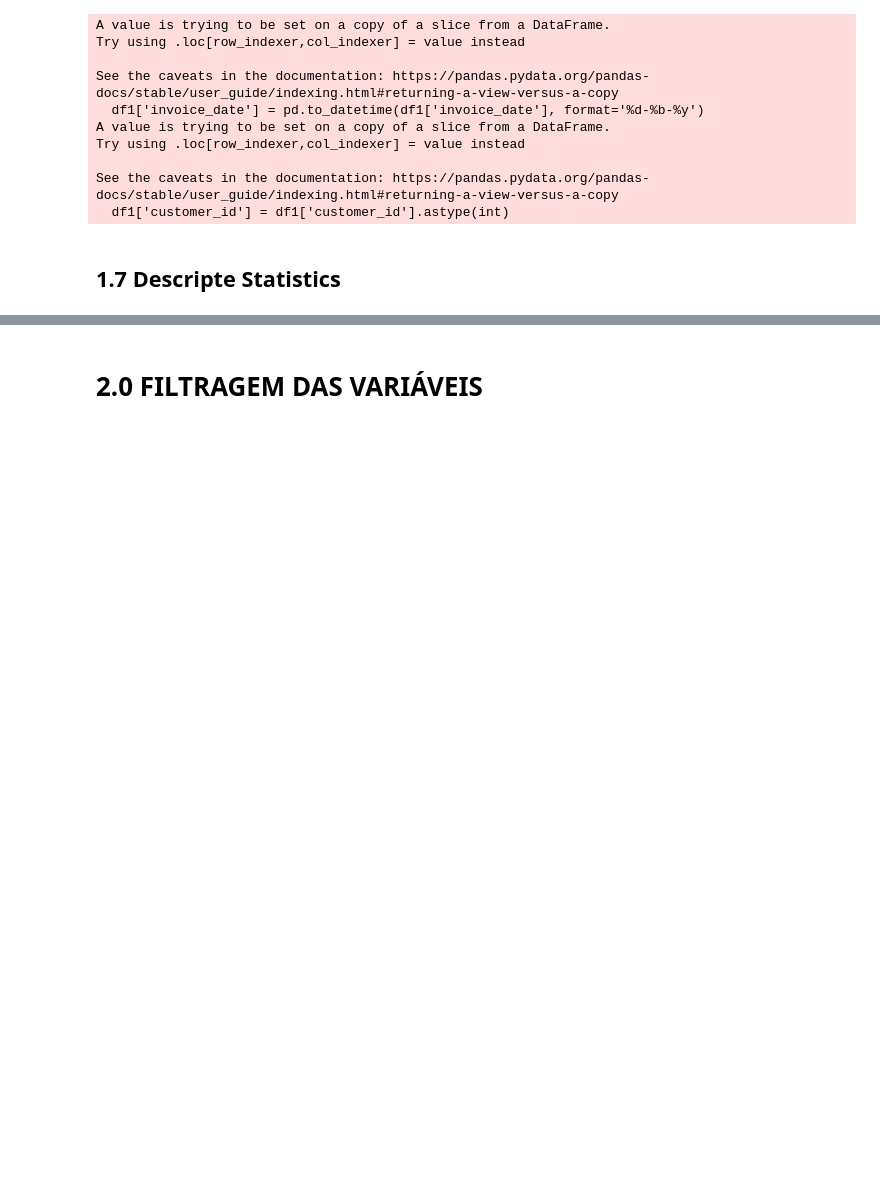
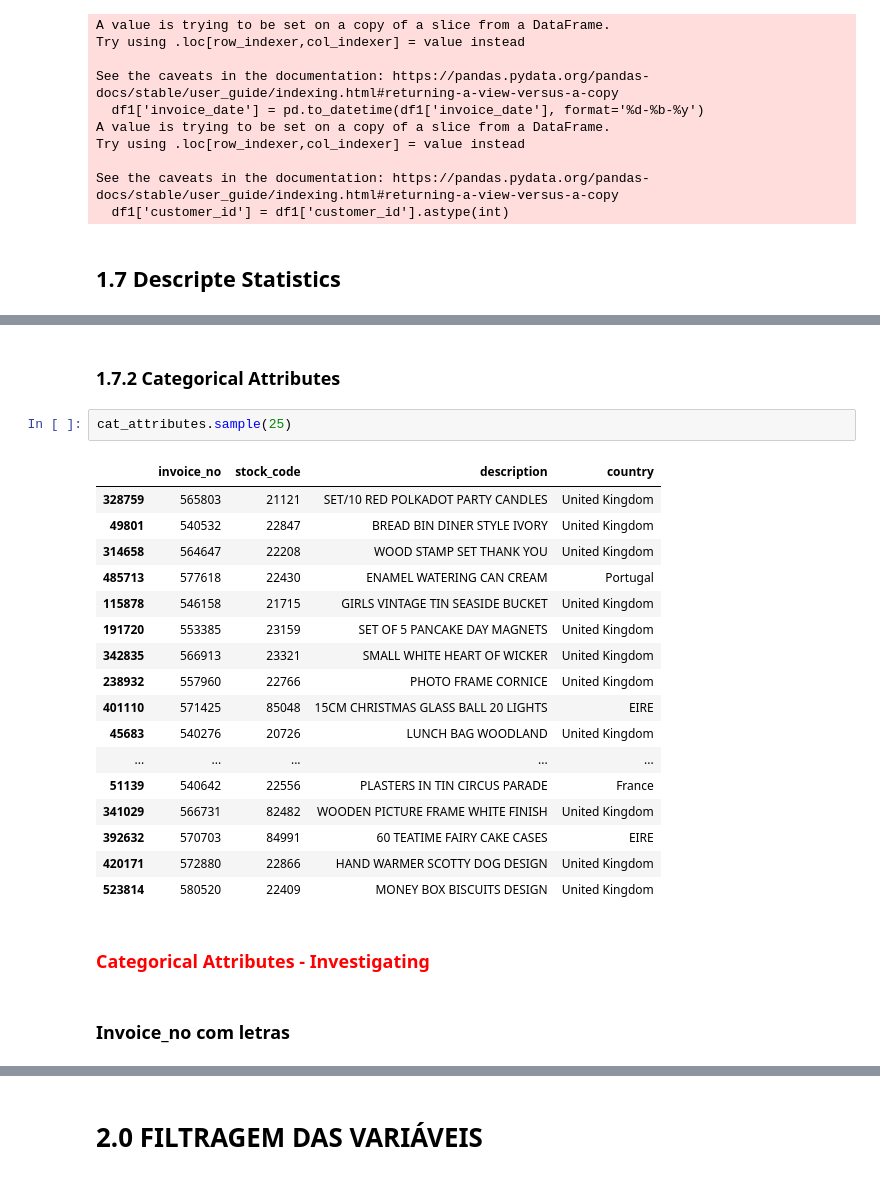
Before and after one commit to matheusventurads/loyalty-clustering-programm, a Jupyter notebook: notebooks/c03-mv-descriptive-analysis.ipynb, the cells around one changed output, grey strips where cells are left out. Cells and saved outputs as stored; diff of their text form; blank space fills up the shorter version.

Commit message:
initial categorical features analysis

```diff
--- a/notebooks/c03-mv-descriptive-analysis.ipynb
+++ b/notebooks/c03-mv-descriptive-analysis.ipynb
@@ -325,0 +284,26 @@ array(['POST', 'D', 'M', 'PADS', 'DOT', 'CRUK'], dtype=object)
+# %% [markdown]
+### 1.7.2 Categorical Attributes
+# %%
+cat_attributes.sample(25)
+# %% [output]
+|  | invoice_no | stock_code | description | country |
+| 328759 | 565803 | 21121 | SET/10 RED POLKADOT PARTY CANDLES | United Kingdom |
+| 49801 | 540532 | 22847 | BREAD BIN DINER STYLE IVORY | United Kingdom |
+| 314658 | 564647 | 22208 | WOOD STAMP SET THANK YOU | United Kingdom |
+| 485713 | 577618 | 22430 | ENAMEL WATERING CAN CREAM | Portugal |
+| 115878 | 546158 | 21715 | GIRLS VINTAGE TIN SEASIDE BUCKET | United Kingdom |
+| 191720 | 553385 | 23159 | SET OF 5 PANCAKE DAY MAGNETS | United Kingdom |
+| 342835 | 566913 | 23321 | SMALL WHITE HEART OF WICKER | United Kingdom |
+| 238932 | 557960 | 22766 | PHOTO FRAME CORNICE | United Kingdom |
+| 401110 | 571425 | 85048 | 15CM CHRISTMAS GLASS BALL 20 LIGHTS | EIRE |
+| 45683 | 540276 | 20726 | LUNCH BAG WOODLAND | United Kingdom |
+| ... | ... | ... | ... | ... |
+| 51139 | 540642 | 22556 | PLASTERS IN TIN CIRCUS PARADE | France |
+| 341029 | 566731 | 82482 | WOODEN PICTURE FRAME WHITE FINISH | United Kingdom |
+| 392632 | 570703 | 84991 | 60 TEATIME FAIRY CAKE CASES | EIRE |
+| 420171 | 572880 | 22866 | HAND WARMER SCOTTY DOG DESIGN | United Kingdom |
+| 523814 | 580520 | 22409 | MONEY BOX BISCUITS DESIGN | United Kingdom |
+# %% [markdown]
+### <font color='red'> Categorical Attributes - Investigating </font>
+# %% [markdown]
+### **Invoice_no** com letras
```
Also changed, not shown: parts of 27 cells of this notebook.
